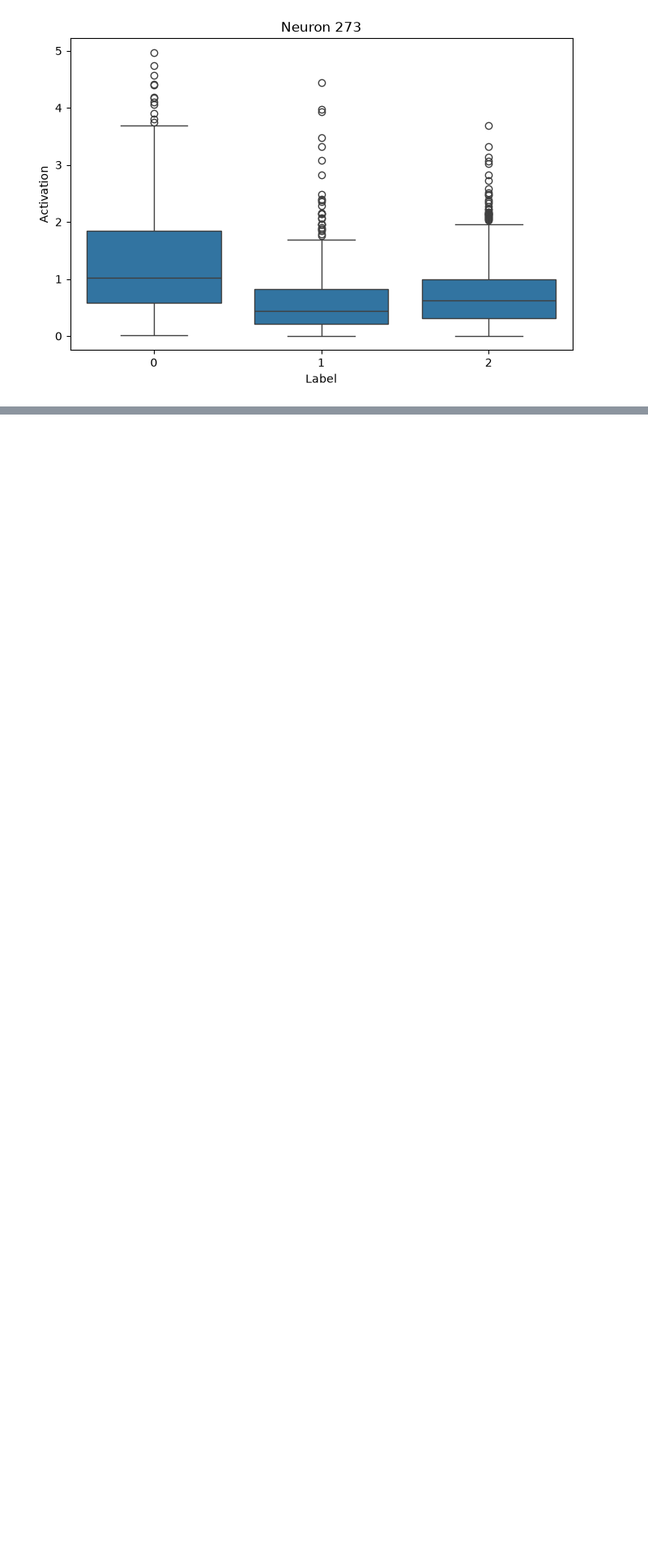
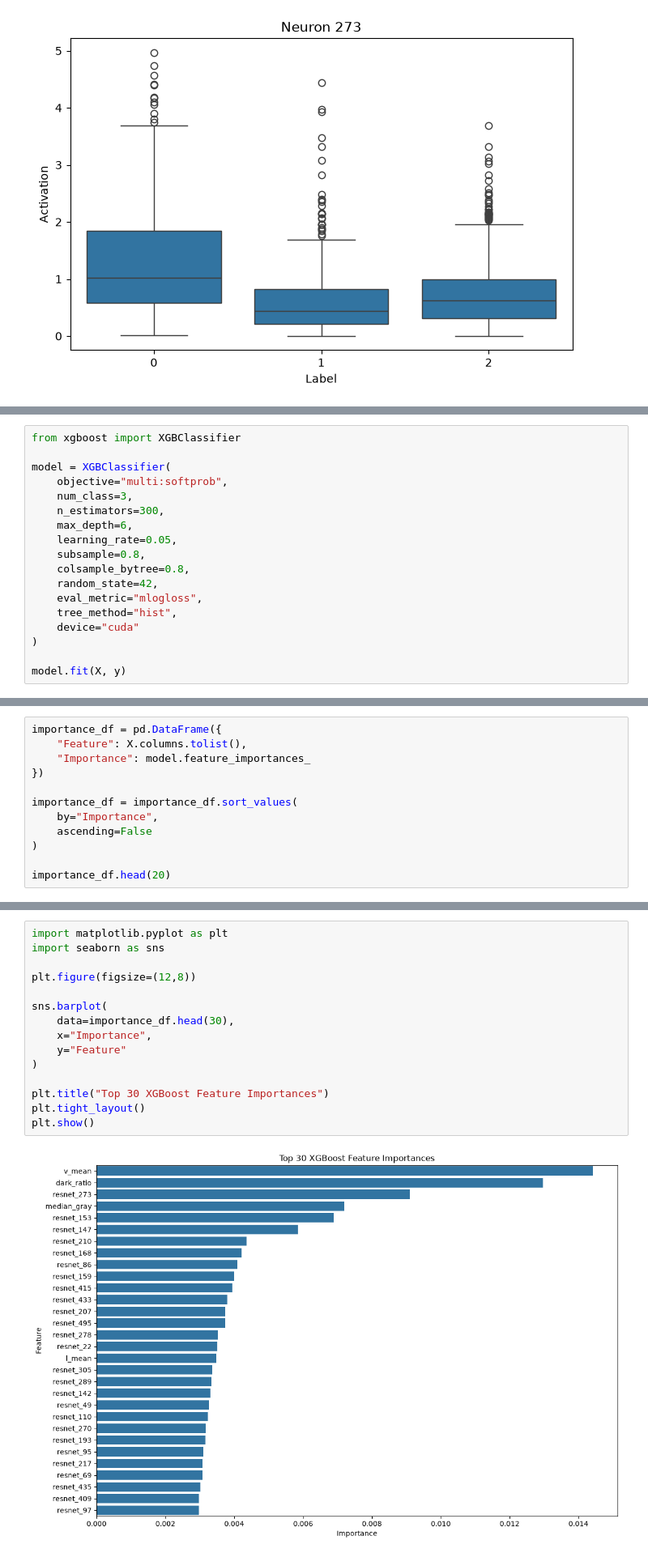
Before and after one commit to Vaibhavv526/Predicting-Illumination-from-Camera-Images, a Jupyter notebook: advance_EDA.ipynb, the cells around one changed output, grey strips where cells are left out. Shown at 81% size. Cells and saved outputs as stored; diff of their text form; blank space fills up the shorter version.

```diff
--- a/advance_EDA.ipynb
+++ b/advance_EDA.ipynb
@@ -425,0 +443,18 @@ plt.show()
+# %%
+from xgboost import XGBClassifier
+
+model = XGBClassifier(
+    objective="multi:softprob",
+    num_class=3,
+    n_estimators=300,
+    max_depth=6,
+    learning_rate=0.05,
+    subsample=0.8,
+    colsample_bytree=0.8,
+    random_state=42,
+    eval_metric="mlogloss",
+    tree_method="hist",
+    device="cuda"
+)
+
+model.fit(X, y)
@@ -425,0 +489,12 @@ plt.show()
+# %%
+importance_df = pd.DataFrame({
+    "Feature": X.columns.tolist(),
+    "Importance": model.feature_importances_
+})
+
+importance_df = importance_df.sort_values(
+    by="Importance",
+    ascending=False
+)
+
+importance_df.head(20)
@@ -425,0 +521,17 @@ plt.show()
+# %%
+import matplotlib.pyplot as plt
+import seaborn as sns
+
+plt.figure(figsize=(12,8))
+
+sns.barplot(
+    data=importance_df.head(30),
+    x="Importance",
+    y="Feature"
+)
+
+plt.title("Top 30 XGBoost Feature Importances")
+plt.tight_layout()
+plt.show()
+# %% [output]
+[figure, added]
```
Also changed, not shown: parts of 14 cells of this notebook, 4 other files.
